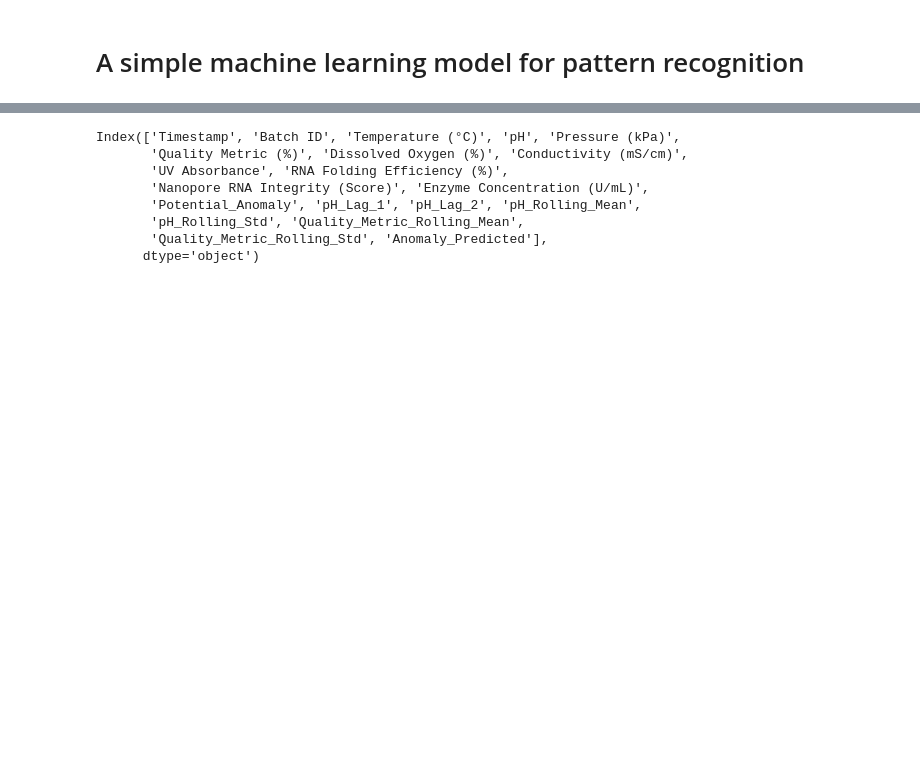
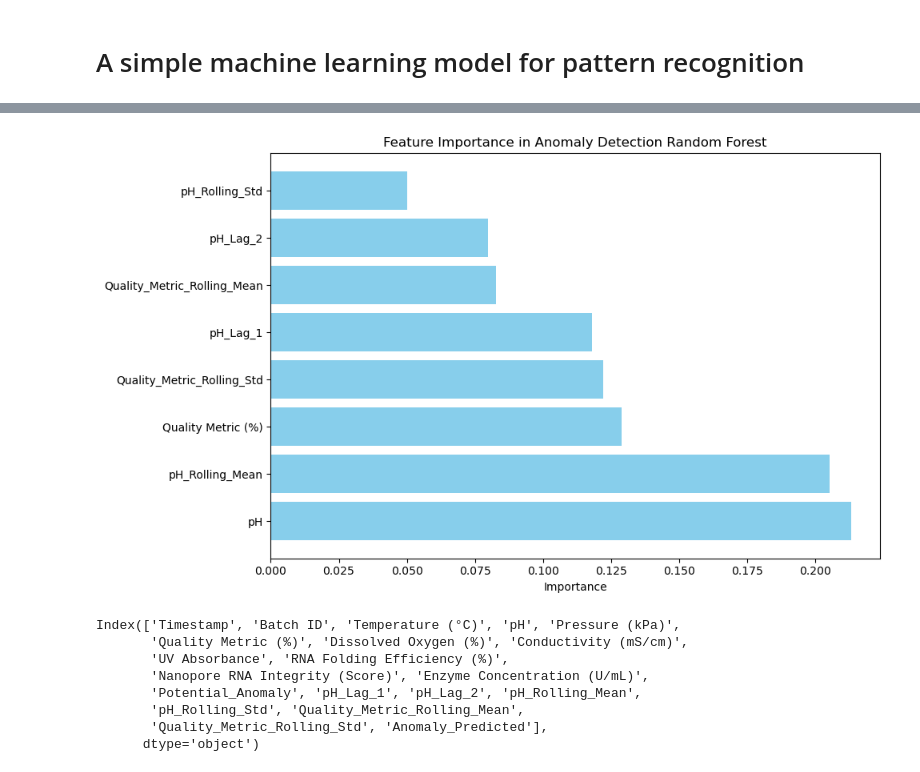
Before and after one commit to neselidondurma/biontech_backup, a Jupyter notebook: notebooks/s2_analyse_data.ipynb, the cells around one changed output, grey strips where cells are left out. Saved outputs shown, nothing was run; the diff lists cells and outputs as text; code cells hidden in the pictures; blank space fills up the shorter version.

```diff
--- a/notebooks/s2_analyse_data.ipynb
+++ b/notebooks/s2_analyse_data.ipynb
@@ -403,6 +398,23 @@ Try using .loc[row_indexer,col_indexer] = value instead
 
 See the caveats in the documentation: https://pandas.pydata.org/pandas-docs/stable/user_guide/indexing.html#returning-a-view-versus-a-copy
   df["Anomaly_Predicted"] = model.predict(X)
+# %%
+import numpy as np
+
+# Sort feature importance in descending order and adjust feature names accordingly
+sorted_indices = np.argsort(feature_importances)[::-1]  # Indices for sorting in descending order
+sorted_feature_importances = feature_importances[sorted_indices]
+sorted_feature_names = [feature_names[i] for i in sorted_indices]
+
+# Plot the sorted feature importance
+plt.figure(figsize=(10, 6))
+plt.barh(sorted_feature_names, sorted_feature_importances, color="skyblue")
+plt.xlabel("Importance")
+plt.title("Feature Importance in Anomaly Detection Random Forest")
+plt.tight_layout()
+plt.show()
+# %% [output]
+[figure, added]
 # %%
 df.columns
 # %% [output]
```
Also changed, not shown: parts of 3 cells of this notebook, 23 other files.
